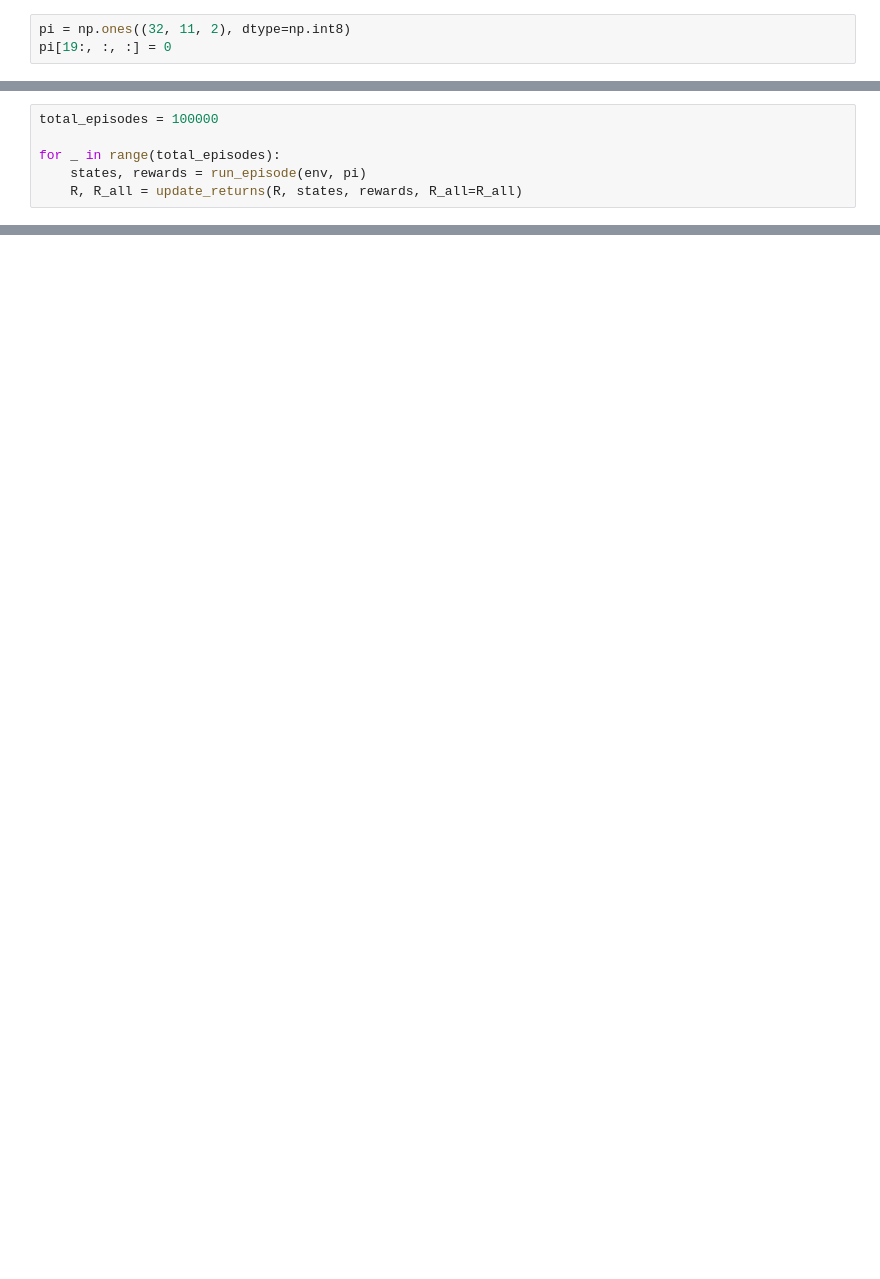
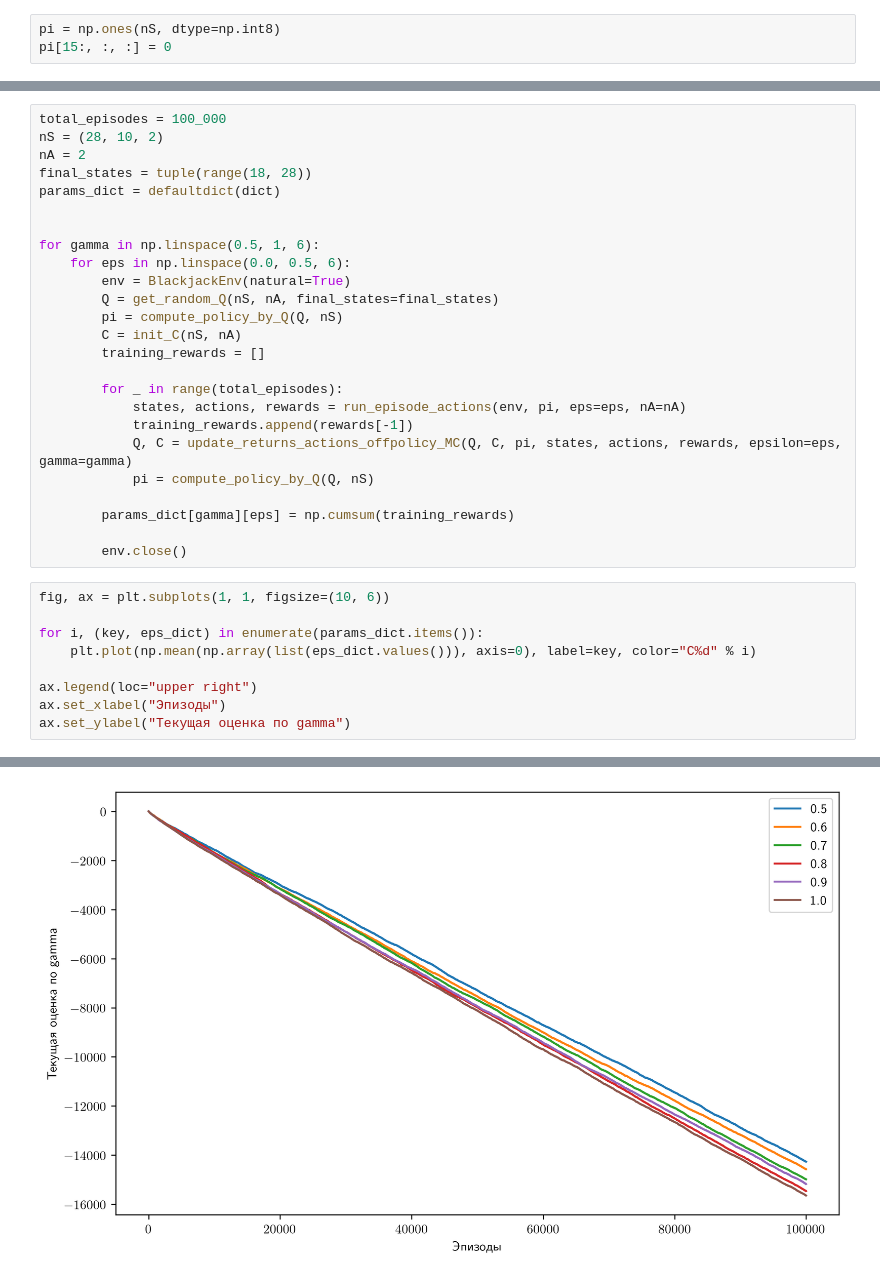
Before and after one commit to IMDxD/made_rl, a Jupyter notebook: hw1.ipynb, the cells around one changed output, grey strips where cells are left out. Drawn from its saved outputs; the diff is of its cells as text; blank space fills up the shorter version.

```diff
--- a/hw1.ipynb
+++ b/hw1.ipynb
@@ -17,3 +91,3 @@ Tuple(Discrete(32), Discrete(11), Discrete(2))
 # %%
-pi = np.ones((32, 11, 2), dtype=np.int8)
-pi[19:, :, :] = 0
+pi = np.ones(nS, dtype=np.int8)
+pi[15:, :, :] = 0
@@ -56,6 +93,0 @@ R_all = [ [[[] for _ in range(2)] for _ in range(11)] for _ in range(32) ]
-# %%
-total_episodes = 100000
-
-for _ in range(total_episodes):
-    states, rewards = run_episode(env, pi)
-    R, R_all = update_returns(R, states, rewards, R_all=R_all)
@@ -61,0 +100,35 @@ for _ in range(total_episodes):
+# %%
+total_episodes = 100_000
+nS = (28, 10, 2)
+nA = 2
+final_states = tuple(range(18, 28))
+params_dict = defaultdict(dict)
+
+
+for gamma in np.linspace(0.5, 1, 6):
+    for eps in np.linspace(0.0, 0.5, 6):
+        env = BlackjackEnv(natural=True)
+        Q = get_random_Q(nS, nA, final_states=final_states)
+        pi = compute_policy_by_Q(Q, nS)
+        C = init_C(nS, nA)
+        training_rewards = []
+
+        for _ in range(total_episodes):
+            states, actions, rewards = run_episode_actions(env, pi, eps=eps, nA=nA)
+            training_rewards.append(rewards[-1])
+            Q, C = update_returns_actions_offpolicy_MC(Q, C, pi, states, actions, rewards, epsilon=eps, gamma=gamma)
+            pi = compute_policy_by_Q(Q, nS)
+
+        params_dict[gamma][eps] = np.cumsum(training_rewards)
+
+        env.close()
+# %%
+fig, ax = plt.subplots(1, 1, figsize=(10, 6))
+
+for i, (key, eps_dict) in enumerate(params_dict.items()):
+    plt.plot(np.mean(np.array(list(eps_dict.values())), axis=0), label=key, color="C%d" % i)
+
+ax.legend(loc="upper right")
+ax.set_xlabel("Эпизоды")
+ax.set_ylabel("Текущая оценка по gamma")
+# %% [output]
@@ -61,0 +136 @@ for _ in range(total_episodes):
+[figure, added]
```
Also changed, not shown: parts of 30 cells of this notebook, 1 other file.
